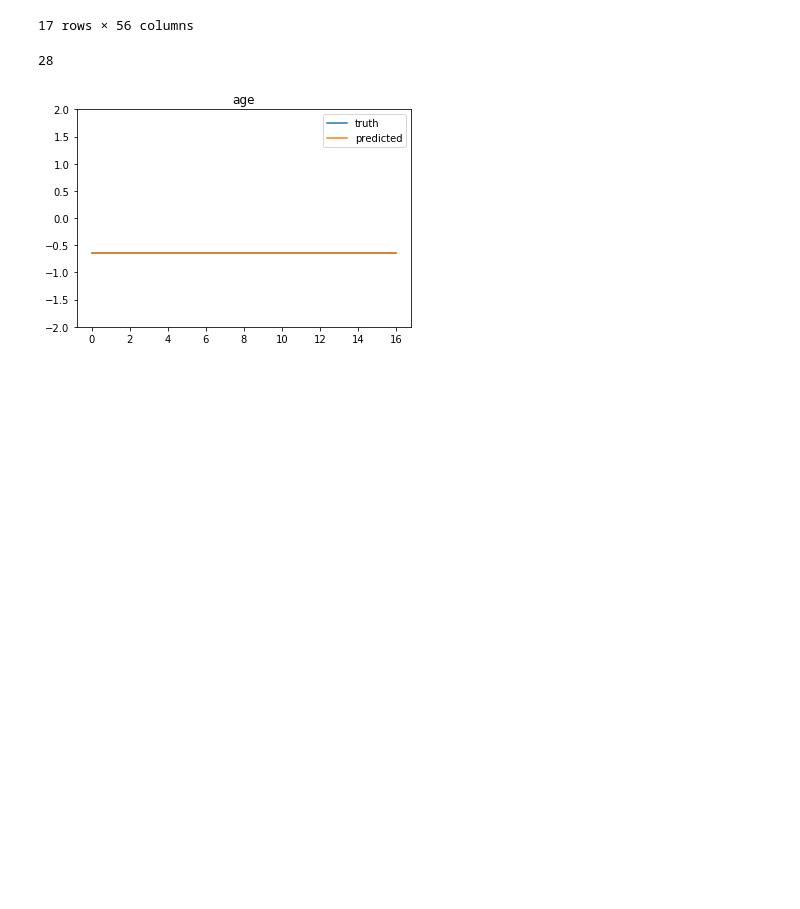
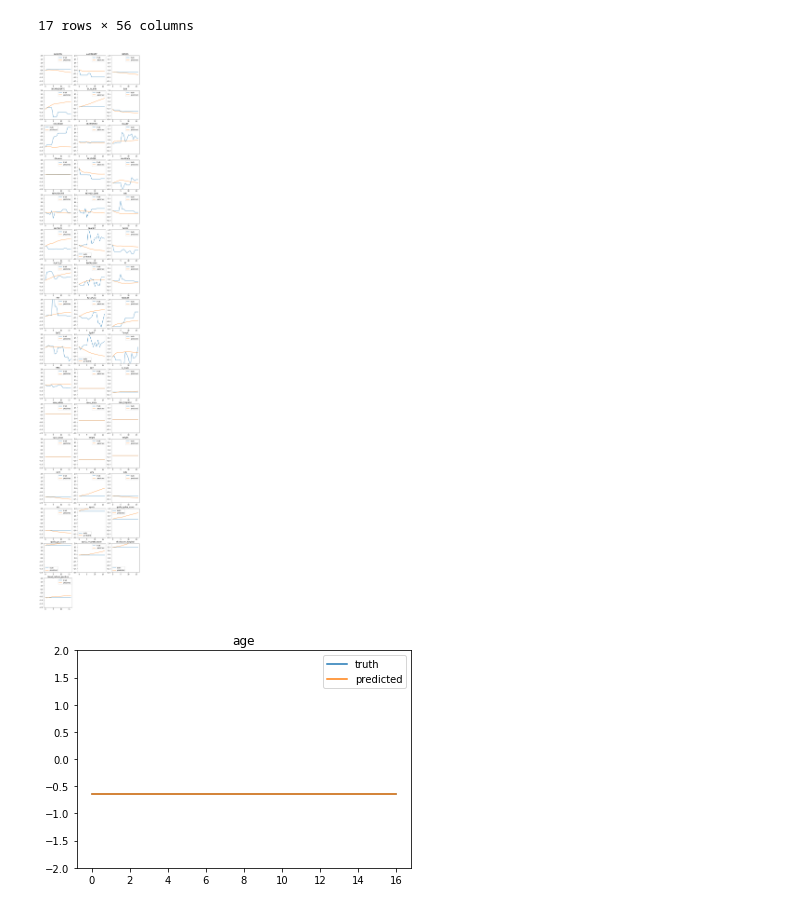
Before and after one commit to akiani/rlsepsis234, a Jupyter notebook: notebooks/simulated_rollout.ipynb, the cells around one changed output. Cells and saved outputs as stored; diff of their text form; code cells hidden in the pictures; blank space fills up the shorter version.

```diff
--- a/notebooks/simulated_rollout.ipynb
+++ b/notebooks/simulated_rollout.ipynb
@@ -27,7 +44,7 @@ columns = ['ALBUMIN', 'ANION GAP', 'BANDS', 'BICARBONATE',
        'race_white', 'race_black', 'race_hispanic', 'race_other', 'height',
        'weight', 'vent', 'sofa', 'lods', 'sirs', 'qsofa', 'qsofa_sysbp_score',
        'qsofa_gcs_score', 'qsofa_resprate_score', 'elixhauser_hospital',
-       'blood_culture_positive', 'action', 'state_idx']
+       'blood_culture_positive']
 # %%
 df.iloc[6:23]
 # %% [output]
@@ -67,10 +84,19 @@ def plot(column, start, end, sepsis_env):
     plt.ylim(-2, 2)
     plt.legend(["truth", "predicted"])
     plt.title(column)
-# %%
-columns.index("age")
-# %% [output]
-28
+# %%
+things_to_plot = columns
+num_plot_per_row = 3
+num_rows = len(things_to_plot) / num_plot_per_row + 1
+
+fig = plt.figure(1, figsize=(11, num_rows * 4))
+fig.tight_layout()
+
+for i in range(len(things_to_plot)):
+    ax1 = plt.subplot(num_rows, num_plot_per_row, i + 1)
+    plot(things_to_plot[i], 6, 23, sepsis_env)
+# %% [output]
+[figure, added]
 # %%
 plot("age" ,6, 23, sepsis_env)
 # %% [output]
```
Also changed, not shown: parts of 2 cells of this notebook, 6 other files.
